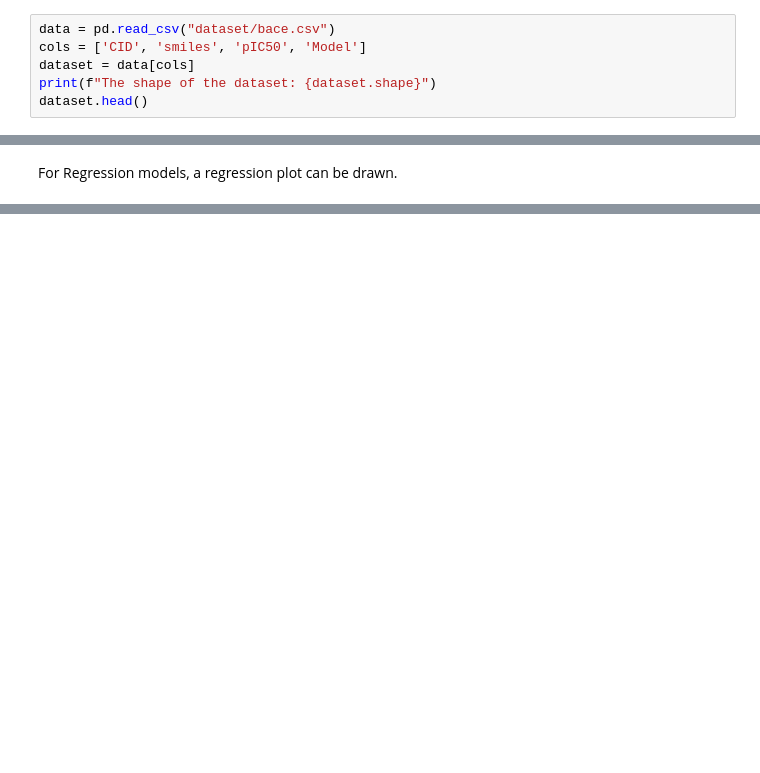
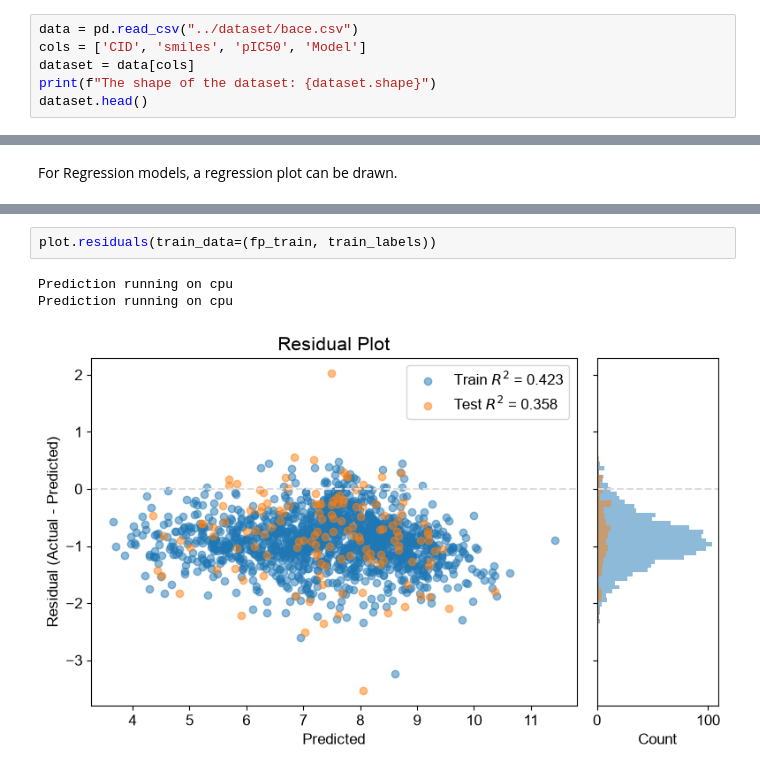
Before and after one commit to tlint101/MolMiner-graphs, a Jupyter notebook: tutorials/torch/mlp_models.ipynb, the cells around one changed output, grey strips where cells are left out. Saved outputs shown, nothing was run; the diff lists cells and outputs as text; blank space fills up the shorter version.

```diff
--- a/tutorials/torch/mlp_models.ipynb
+++ b/tutorials/torch/mlp_models.ipynb
@@ -218,7 +202,7 @@ The dataset for this example will use the same as above, with the dataset taken
 
 The dataset will be prepared as follows:
 # %%
-data = pd.read_csv("dataset/bace.csv")
+data = pd.read_csv("../dataset/bace.csv")
 cols = ['CID', 'smiles', 'pIC50', 'Model']
 dataset = data[cols]
 print(f"The shape of the dataset: {dataset.shape}")
@@ -270,0 +290,6 @@ plot.regression()
+# %%
+plot.residuals(train_data=(fp_train, train_labels))
+# %% [output]
+Prediction running on cpu
+Prediction running on cpu
+[figure, added]
```
Also changed, not shown: parts of 14 cells of this notebook, 12 other files.
